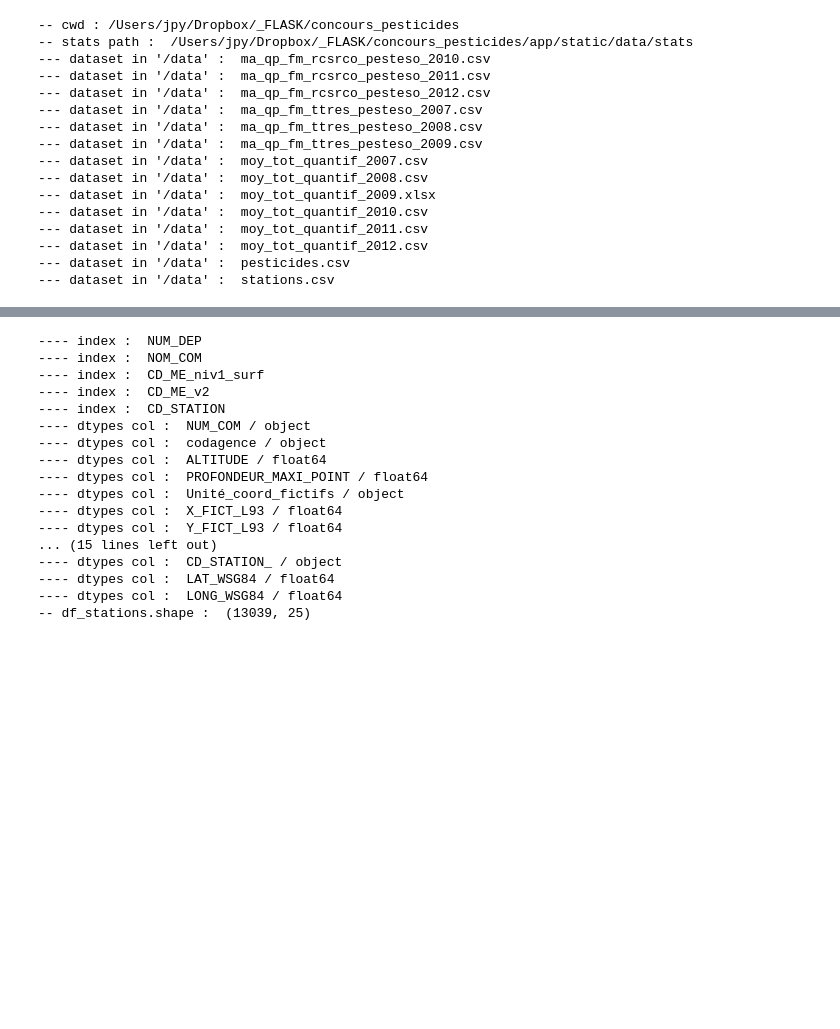
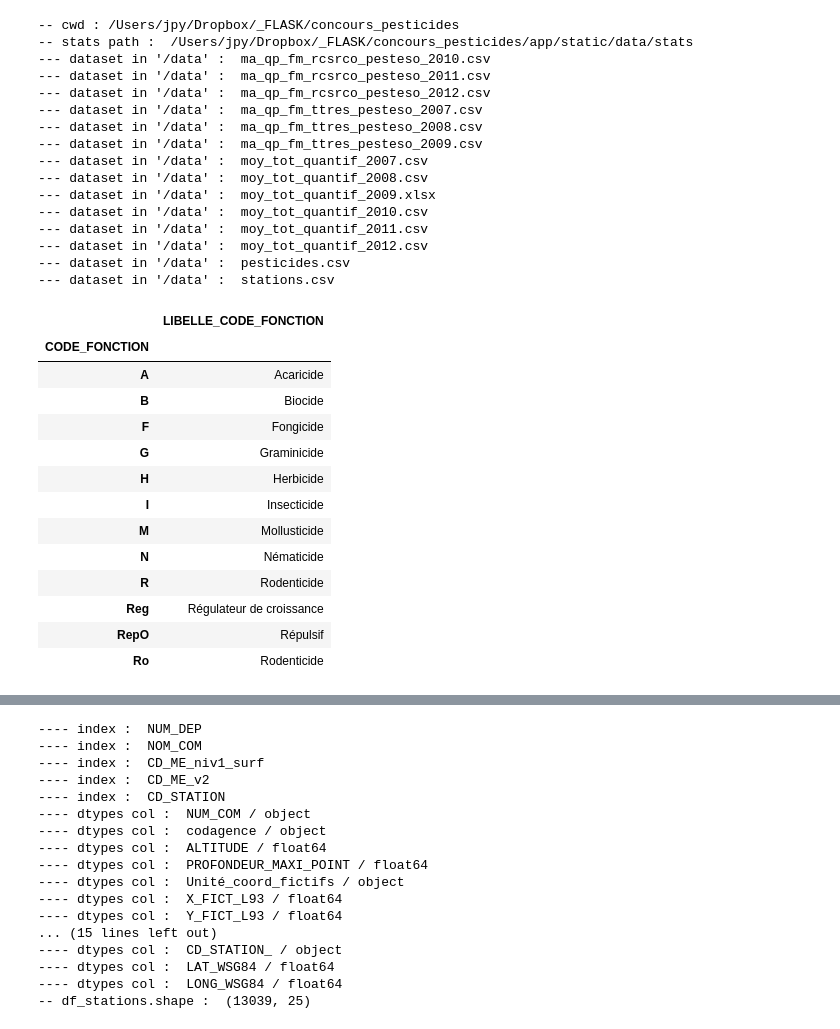
Before and after one commit to JulienParis/hydroviz, a Jupyter notebook: pesticides_analysis_03.ipynb, the cells around one changed output, grey strips where cells are left out. Cells and saved outputs as stored; diff of their text form; code cells hidden in the pictures; blank space fills up the shorter version.

```diff
--- a/pesticides_analysis_03.ipynb
+++ b/pesticides_analysis_03.ipynb
@@ -158 +177,95 @@ def dfCleanNa(df_list):
+# %%
+functions_cols= ["CODE_FONCTION","LIBELLE CODE_FONCTION"]
+
+functions_split = {
+    "A"   : "A",
+    "B"   : "B",
+    "BF"  : "B,F",
+    "F"   : "F",
+    "FA"  : "F,A",
+    "FHM" : "F,H,M",
+    "FN"  : "F,N",
+    "H"   : "H",
+    "I"   : "I",
+    "IA"  : "I,A",
+    "IAFH": "I,A,F,H",
+    "IAM" : "I,A,M",
+    "IAN" : "I,A,N",
+    "IM"  : "I,M",
+    "IN"  : "I,N",
+    "Ireg": "I,Reg",
+    "N"   : "N",
+    "R"   : "R",
+    "Reg" : "Reg",
+    "RepO": "RepO",
+    "Ro"  : "Ro",
+    "HFNI": "H,F,N,I",
+    "HG"  : "H,G"
+}
+
+functions_full = {
+    "A"    : "Acaricide",
+    "B"    : "Biocide",
+    "BF"   : "Biocide, Fongicide",
+    "F"    : "Fongicide",
+    "FA"   : "Fongicide, Acaricide",
+    "FHM"  : "Fongicide, Herbicide, Mollusticide",
+    "FN"   : "Fongicide, Nématicide",
+    "H"    : "Herbicide",
+    "I"    : "Insecticide",
+    "IA"   : "Insecticide, Acaricide",
+    "IAFH" : "Insecticide, Acaricide, Fongicide, Herbicide",
+    "IAM"  : "Insecticide, Acaricide, Mollusticide",
+    "IAN"  : "Insecticide, Acaricide, Nématicide",
+    "IM"   : "Insecticide, Mollusticide",
+    "IN"   : "Insecticide, Nématicide",
+    "Ireg" : "Insecticide, Régulateur de croissance",
+    "N"    : "Nématicide",
+    "R"    : "Rodenticide",
+    "Reg"  : "Régulateur de croissance",
+    "RepO" : "Répulsif",
+    "Ro"   : "Rodenticide",
+    "HFNI" : "Herbicide, Fongicide, Nématicide, Insecticide",
+    "HG"   : "Herbicide, Graminicide"
+}
+
+
+functions_light = {
+    "A"   : "Acaricide",
+    "B"   : "Biocide",
+    "F"   : "Fongicide",
+    "H"   : "Herbicide",
+    "I"   : "Insecticide",
+    "M"   : "Mollusticide",
+    "N"   : "Nématicide",
+    "R"   : "Rodenticide",
+    "Reg" : "Régulateur de croissance",
+    #"reg" : "Régulateur de croissance",
+    "RepO": "Répulsif",
+    "Ro"  : "Rodenticide",
+    "G"   : "Graminicide"
+}
+
+### optional
+df_functions = pd.Series(functions_light, name="LIBELLE_CODE_FONCTION")
+df_functions.index.name = 'CODE_FONCTION'
+df_functions.reset_index()
+df_functions = df_functions.to_frame()
+
+df_functions #["A"]
+# %% [output]
+|  | LIBELLE_CODE_FONCTION |
+| CODE_FONCTION |  |
+| A | Acaricide |
+| B | Biocide |
+| F | Fongicide |
+| G | Graminicide |
+| H | Herbicide |
+| I | Insecticide |
+| M | Mollusticide |
+| N | Nématicide |
+| R | Rodenticide |
+| Reg | Régulateur de croissance |
+| RepO | Répulsif |
+| Ro | Rodenticide |
 # %%
```
Also changed, not shown: parts of 45 cells of this notebook.
